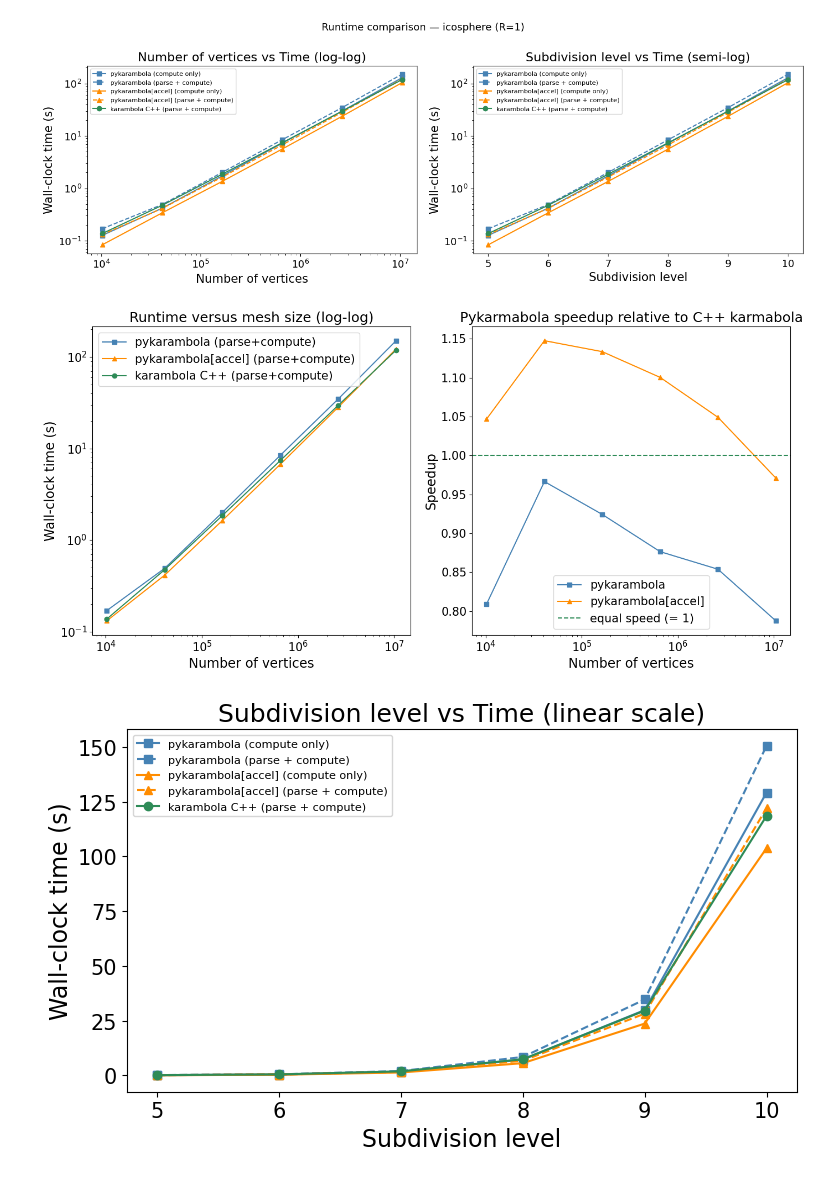
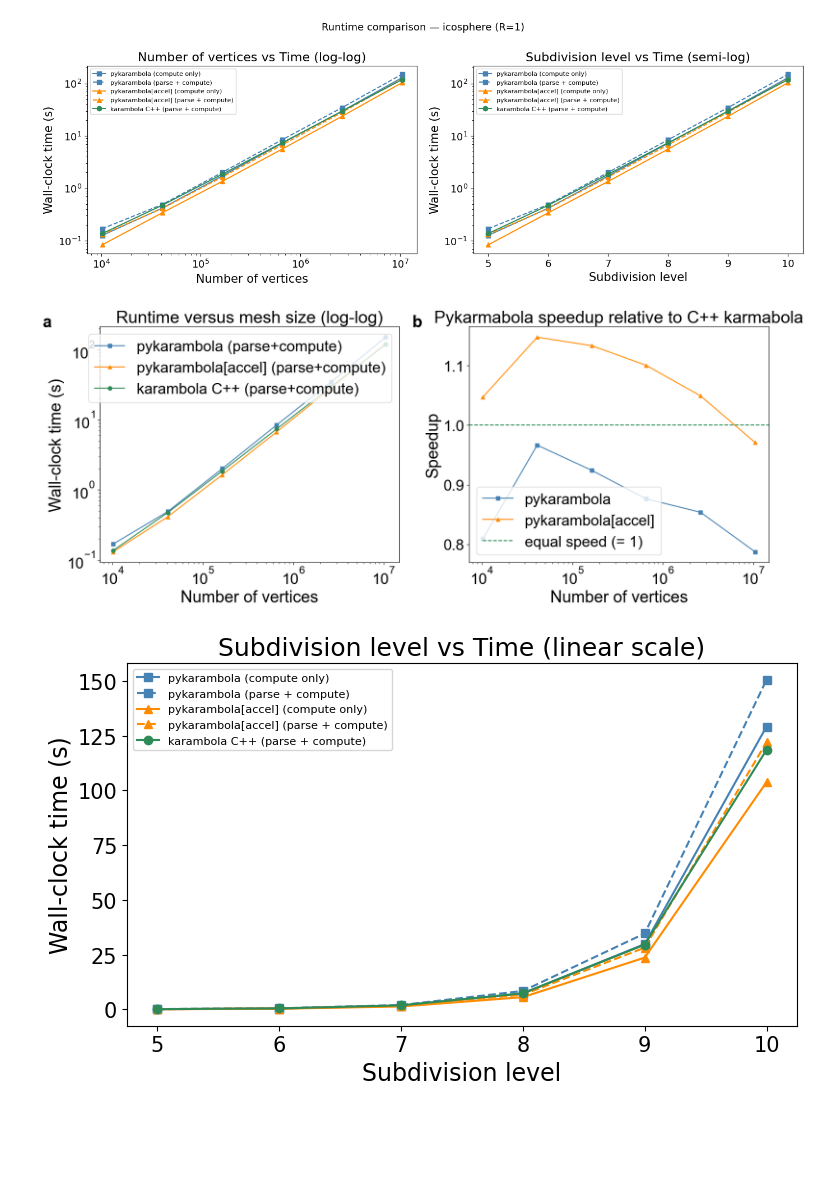
Before and after one commit to Ishihara-SynthMorph/pykarambola, a Jupyter notebook: paper/notebooks/runtime_comparison.ipynb, the cells around one changed output. Drawn from its saved outputs; the diff is of its cells as text; code cells hidden in the pictures; blank space fills up the shorter version.

```diff
--- a/paper/notebooks/runtime_comparison.ipynb
+++ b/paper/notebooks/runtime_comparison.ipynb
@@ -501,7 +501,7 @@ Absolute timing numbers vary between runs due to background CPU load, OS schedul
 - The sub10 absolute times (~110–155 s range): large mesh, more affected by thermal state
 # %%
 # Uncomment when loading timing directly from csv.
-# df_timing_all.to_csv(os.path.join(RESULTS_DIR, 'timing_all.csv'), index=False)
+df_timing_all = pd.read_csv(os.path.join(RESULTS_DIR, 'timing_all.csv'))
 # %%
 # ── Timing plots (log-log) ────────────────────────────────────────────────────
 # Solid lines  = compute only (minkowski_tensors, mesh already parsed)
@@ -548,15 +548,14 @@ plt.show()
 # %%
 # ── Option A: absolute time (log-log) + speedup ratio ────────────────────────
 df = df_timing_all.sort_values('subdivision')
-
-BASE_FONT = 17
+BASE_FONT = 25
+plt.rcParams['font.family'] = 'Arial'
 plt.rcParams.update({
     'font.size': BASE_FONT, 'axes.titlesize': BASE_FONT + 1,
     'axes.labelsize': BASE_FONT, 'xtick.labelsize': BASE_FONT - 2,
     'ytick.labelsize': BASE_FONT - 2, 'legend.fontsize': BASE_FONT - 2,
 })
-
-fig, (ax_abs, ax_ratio) = plt.subplots(1, 2, figsize=(14, 7))
+fig, (ax_abs, ax_ratio) = plt.subplots(1, 2, figsize=(16, 7))
 
 # ── Left: absolute time (log-log) ────────────────────────────────────────────
 ax_abs.plot(df['n_vertices'], df['t_py_total'],    marker='s', color='steelblue',
@@ -570,40 +569,39 @@ if 't_kara' in df.columns:
 ax_abs.set_xscale('log')
 ax_abs.set_yscale('log')
 ax_abs.set_xlabel('Number of vertices')
 ax_abs.set_ylabel('Wall-clock time (s)')
 ax_abs.set_title('Runtime versus mesh size (log-log)')
 ax_abs.legend()
+ax_abs.text(-0.19, 1.05, 'a', transform=ax_abs.transAxes, fontweight='bold',
+            fontsize=BASE_FONT,  va='top', ha='left')
 
 # ── Right: speedup (t_kara / t_py) ───────────────────────────────────────────
 if 't_kara' in df.columns:
     speedup_py = df['t_kara'] / df['t_py_total']
     ax_ratio.plot(df['n_vertices'], speedup_py, marker='s', color='steelblue',
                   label='pykarambola')
-    # ax_ratio.plot(df['n_vertices'], speedup_py, marker='s', color='steelblue',
-    #               label='karambola / pykarambola')
     if 't_accel_total' in df.columns:
         speedup_accel = df['t_kara'] / df['t_accel_total']
         ax_ratio.plot(df['n_vertices'], speedup_accel, marker='^', color='darkorange',
                       label='pykarambola[accel]')
-        # ax_ratio.plot(df['n_vertices'], speedup_accel, marker='^', color='darkorange',
-                    #   label='karambola / pykarambola[accel]')
     ax_ratio.axhline(1.0, color='seagreen', ls='--', lw=1.5, label='equal speed (= 1)')
     ax_ratio.set_xscale('log')
     ax_ratio.set_xlabel('Number of vertices')
     ax_ratio.set_ylabel('Speedup')
-    # ax_ratio.set_ylabel('Speedup (karambola / pykarmabola)')
     ax_ratio.set_title('Pykarmabola speedup relative to C++ karmabola')
     ax_ratio.legend()
 else:
     ax_ratio.text(0.5, 0.5, 'karambola timing not loaded',
                   ha='center', va='center', transform=ax_ratio.transAxes)
 
-# fig.suptitle('Runtime comparison for an icosphere (R=1)', fontsize=BASE_FONT + 2)
+ax_ratio.text(-0.19, 1.05, 'b', transform=ax_ratio.transAxes, fontweight='bold',
+              fontsize=BASE_FONT,  va='top', ha='left')
+
 fig.tight_layout()
 fig.savefig(os.path.join(RESULTS_DIR, 'timing_comparison_option_a.pdf'), bbox_inches='tight')
 plt.show()
 # %% [output]
-[figure, old version]
+[figure, new version]
 # %%
 # ── Linear-scale: subdivisions vs time ────────────────────────────────────────
 fig, ax = plt.subplots(figsize=(8, 5))
```
Also changed, not shown: 25 other files.
